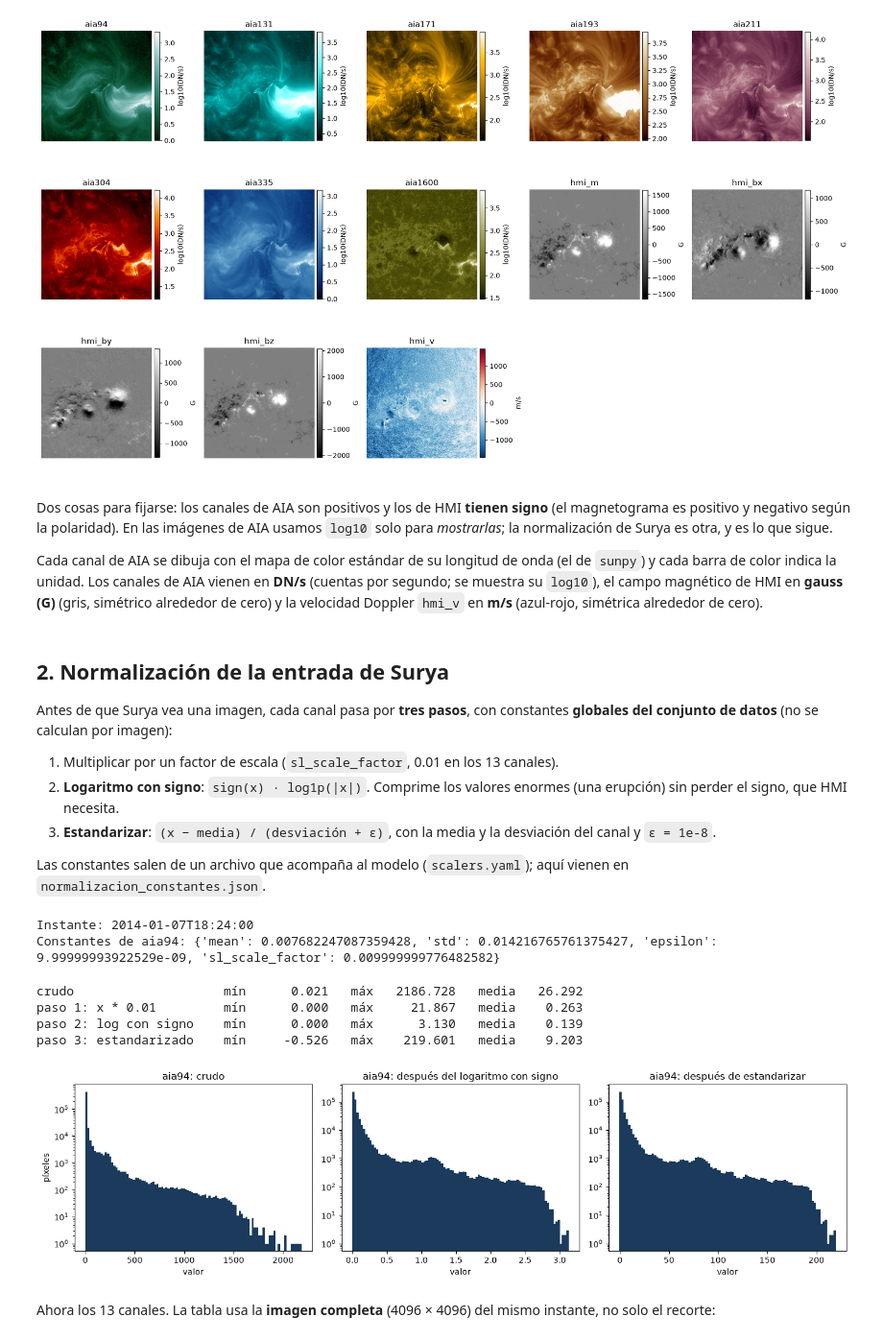
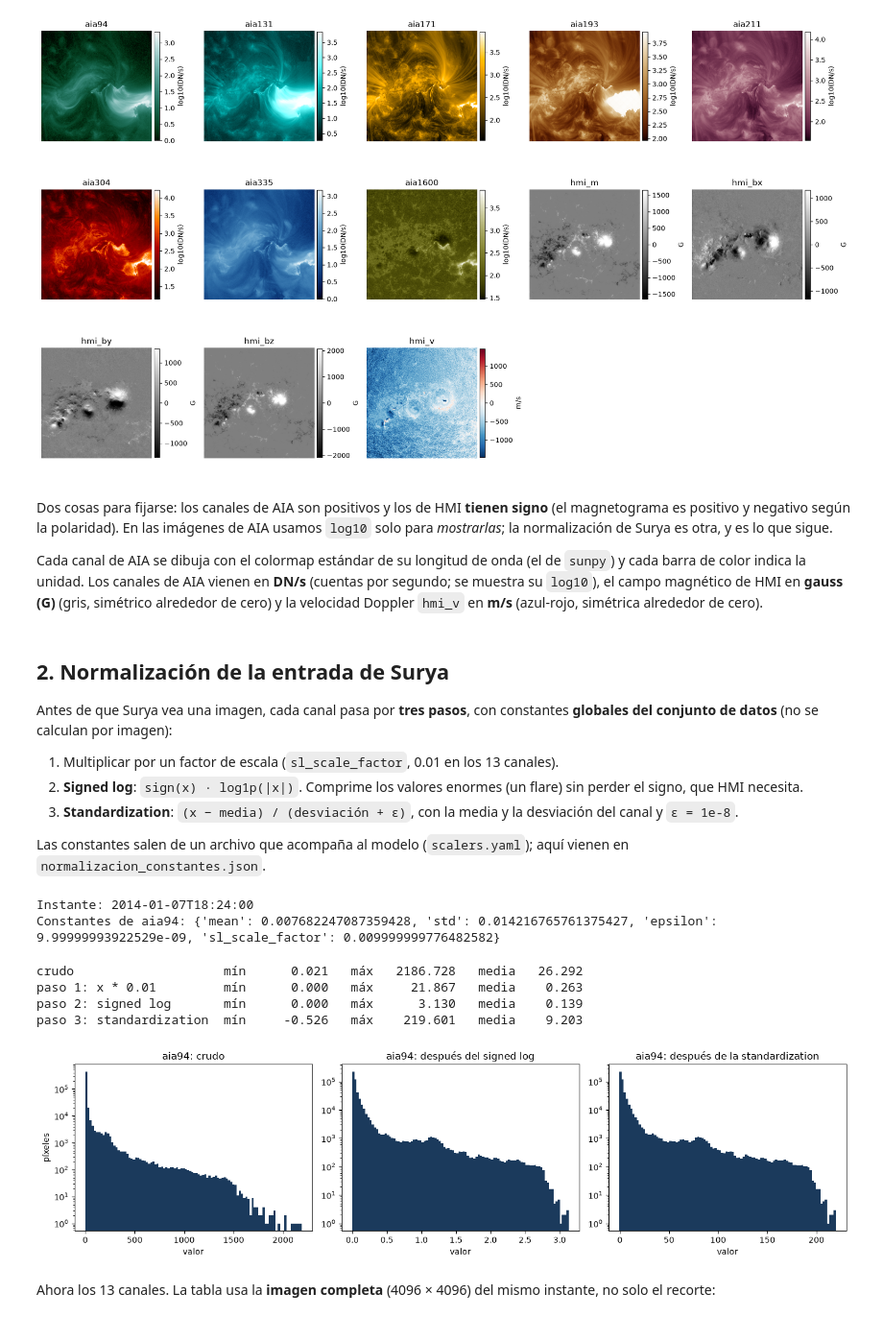
Before and after one commit to Group-of-Solar-Astrophysics/Escuela-Astrofisica-Solar-2026, a Jupyter notebook: 01_Material_por_expositor/Juan_Esteban_Agudelo_Ortiz/02_Notebooks/01_Del_dato_solar_al_caption.ipynb, the cells around one changed output. Shown at 96% size. Saved outputs shown, nothing was run; the diff lists cells and outputs as text; code cells hidden in the pictures.

```diff
--- a/01_Material_por_expositor/Juan_Esteban_Agudelo_Ortiz/02_Notebooks/01_Del_dato_solar_al_caption.ipynb
+++ b/01_Material_por_expositor/Juan_Esteban_Agudelo_Ortiz/02_Notebooks/01_Del_dato_solar_al_caption.ipynb
@@ -99,15 +99,15 @@ plt.show()
 # %% [markdown]
 Dos cosas para fijarse: los canales de AIA son positivos y los de HMI **tienen signo** (el magnetograma es positivo y negativo según la polaridad). En las imágenes de AIA usamos `log10` solo para *mostrarlas*; la normalización de Surya es otra, y es lo que sigue.
 
-Cada canal de AIA se dibuja con el mapa de color estándar de su longitud de onda (el de `sunpy`) y cada barra de color indica la unidad. Los canales de AIA vienen en **DN/s** (cuentas por segundo; se muestra su `log10`), el campo magnético de HMI en **gauss (G)** (gris, simétrico alrededor de cero) y la velocidad Doppler `hmi_v` en **m/s** (azul-rojo, simétrica alrededor de cero).
+Cada canal de AIA se dibuja con el colormap estándar de su longitud de onda (el de `sunpy`) y cada barra de color indica la unidad. Los canales de AIA vienen en **DN/s** (cuentas por segundo; se muestra su `log10`), el campo magnético de HMI en **gauss (G)** (gris, simétrico alrededor de cero) y la velocidad Doppler `hmi_v` en **m/s** (azul-rojo, simétrica alrededor de cero).
 # %% [markdown]
 ## 2. Normalización de la entrada de Surya
 
 Antes de que Surya vea una imagen, cada canal pasa por **tres pasos**, con constantes **globales del conjunto de datos** (no se calculan por imagen):
 
 1. Multiplicar por un factor de escala (`sl_scale_factor`, 0.01 en los 13 canales).
-2. **Logaritmo con signo**: `sign(x) · log1p(|x|)`. Comprime los valores enormes (una erupción) sin perder el signo, que HMI necesita.
-3. **Estandarizar**: `(x − media) / (desviación + ε)`, con la media y la desviación del canal y `ε = 1e-8`.
+2. **Signed log**: `sign(x) · log1p(|x|)`. Comprime los valores enormes (un flare) sin perder el signo, que HMI necesita.
+3. **Standardization**: `(x − media) / (desviación + ε)`, con la media y la desviación del canal y `ε = 1e-8`.
 
 Las constantes salen de un archivo que acompaña al modelo (`scalers.yaml`); aquí vienen en `normalizacion_constantes.json`.
 # %%
@@ -128,25 +128,25 @@ paso1 = x * k["sl_scale_factor"]
 paso2 = np.sign(paso1) * np.log1p(np.abs(paso1))
 paso3 = (paso2 - k["mean"]) / (k["std"] + k["epsilon"])
 
-for etiqueta, a in [("crudo", x), ("paso 1: x * 0.01", paso1), ("paso 2: log con signo", paso2), ("paso 3: estandarizado", paso3)]:
+for etiqueta, a in [("crudo", x), ("paso 1: x * 0.01", paso1), ("paso 2: signed log", paso2), ("paso 3: standardization", paso3)]:
     print(f"{etiqueta:24s} mín {a.min():10.3f}   máx {a.max():10.3f}   media {a.mean():8.3f}")
 # %% [output]
 crudo                    mín      0.021   máx   2186.728   media   26.292
 paso 1: x * 0.01         mín      0.000   máx     21.867   media    0.263
-paso 2: log con signo    mín      0.000   máx      3.130   media    0.139
-paso 3: estandarizado    mín     -0.526   máx    219.601   media    9.203
+paso 2: signed log       mín      0.000   máx      3.130   media    0.139
+paso 3: standardization  mín     -0.526   máx    219.601   media    9.203
 # %%
 fig, ejes = plt.subplots(1, 3, figsize=(14, 3.8))
-for ax, a, titulo in zip(ejes, [x, paso2, paso3], ["crudo", "después del logaritmo con signo", "después de estandarizar"]):
+for ax, a, titulo in zip(ejes, [x, paso2, paso3], ["crudo", "después del signed log", "después de la standardization"]):
     ax.hist(a.ravel(), bins=100, color="#1b3a5c")
     ax.set_yscale("log")
     ax.set_title(f"{nombre}: {titulo}")
     ax.set_xlabel("valor")
 ejes[0].set_ylabel("píxeles")
 plt.tight_layout()
 plt.show()
 # %% [output]
-[figure, old version]
+[figure, new version]
 # %% [markdown]
 Ahora los 13 canales. La tabla usa la **imagen completa** (4096 × 4096) del mismo instante, no solo el recorte:
 # %%
```
Also changed, not shown: parts of 20 cells of this notebook, 6 other files.
